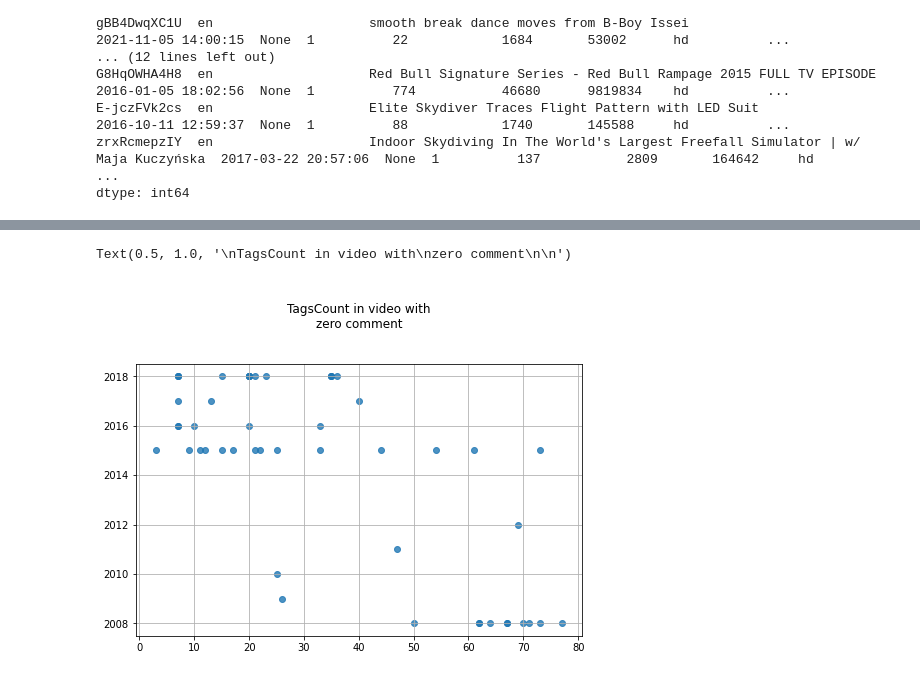
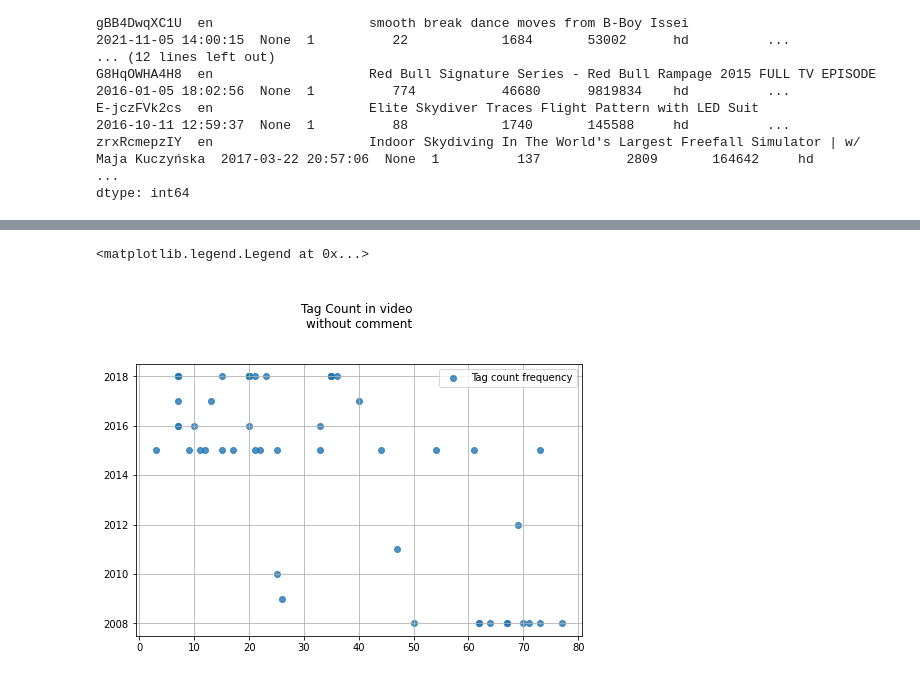
Before and after one commit to gabrielalastra/RedBull_youtubechannel, a Jupyter notebook: RedBull_data_visualize.ipynb, the cells around one changed output, grey strips where cells are left out. Cells and saved outputs as stored; diff of their text form; code cells hidden in the pictures.

```diff
--- a/RedBull_data_visualize.ipynb
+++ b/RedBull_data_visualize.ipynb
@@ -218,10 +236,11 @@ Name: commentCount, dtype: float64
 # %%
 commentmask = (df['commentCount'] == df['commentCount'].min())
 commentmask = df[commentmask]
 plt.figure(figsize=[8,5])
-plt.scatter(commentmask['tagsCount'], commentmask['Year'], alpha=0.8)
+plt.scatter(commentmask['tagsCount'], commentmask['Year'], alpha=0.8, label='Tag count frequency')
 plt.grid()
-plt.title('\nTagsCount in video with\nzero comment\n\n')
+plt.title('\nTag Count in video \nwithout comment\n\n')
+plt.legend(loc='upper right')
 # %% [output]
-Text(0.5, 1.0, '\nTagsCount in video with\nzero comment\n\n')
+<matplotlib.legend.Legend at 0x...>
-[figure, old version]
+[figure, new version]
```
Also changed, not shown: parts of 26 cells of this notebook.
